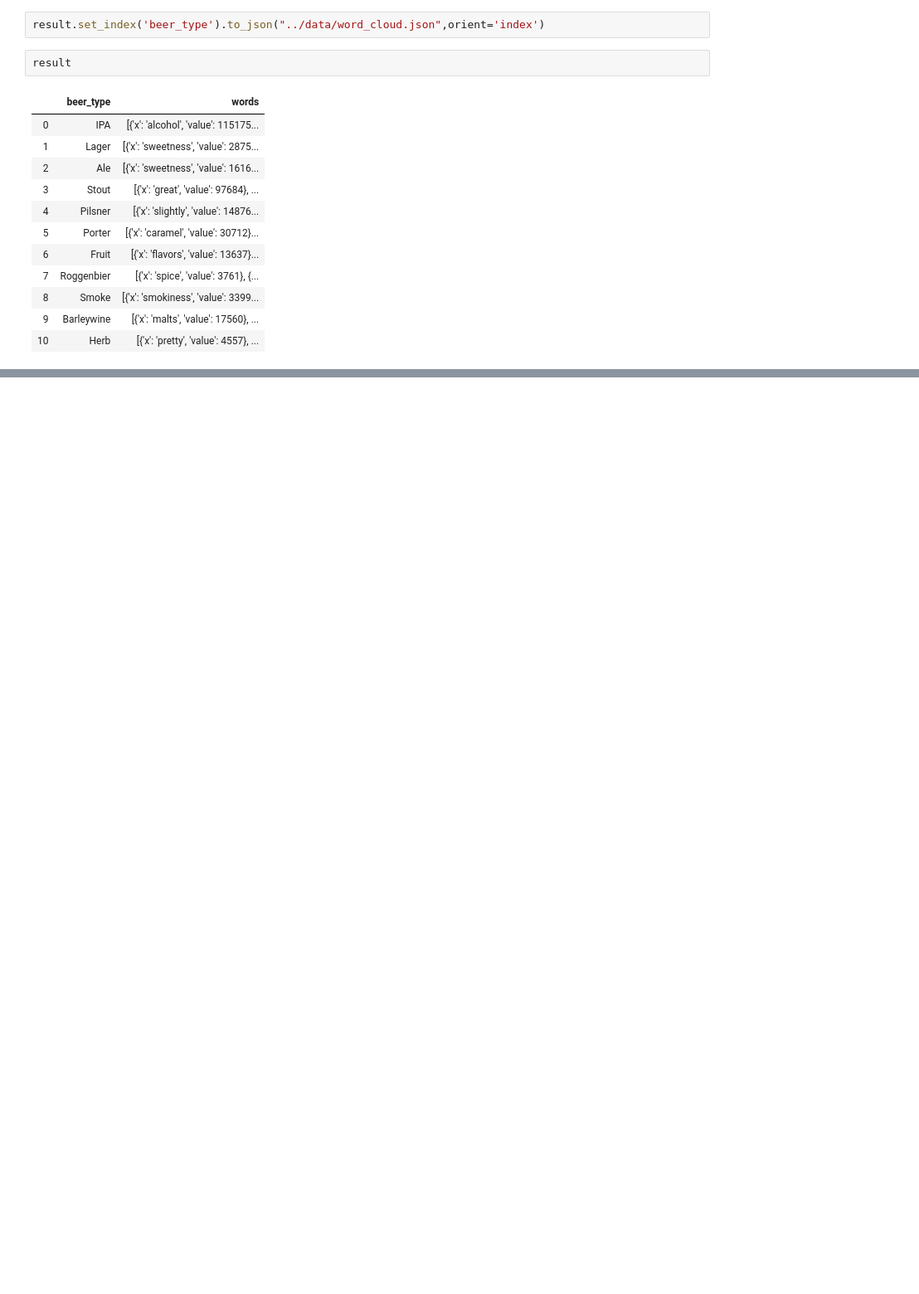
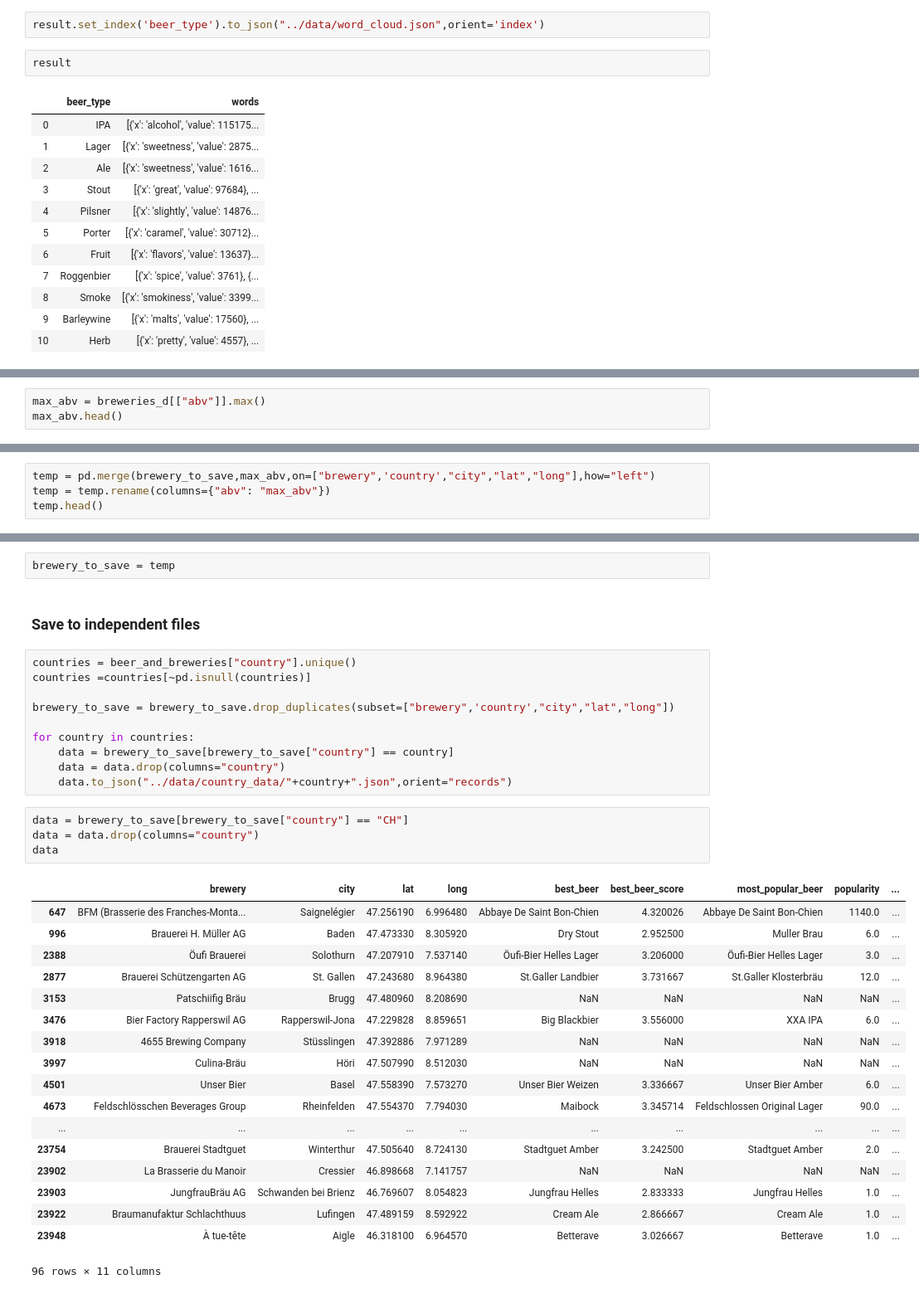
Before and after one commit to com-480-data-visualization/com-480-project-datasat, a Jupyter notebook: data_preprocessing/data_enhancement.ipynb, the cells around one changed output, grey strips where cells are left out. Shown: that part at 83% size. Saved outputs shown, nothing was run; the diff lists cells and outputs as text; blank space fills up the shorter version.

```diff
--- a/data_preprocessing/data_enhancement.ipynb
+++ b/data_preprocessing/data_enhancement.ipynb
@@ -421,0 +523,3 @@ result
+# %%
+max_abv = breweries_d[["abv"]].max()
+max_abv.head()
@@ -421,0 +534,4 @@ result
+# %%
+temp = pd.merge(brewery_to_save,max_abv,on=["brewery",'country',"city","lat","long"],how="left")
+temp = temp.rename(columns={"abv": "max_abv"})
+temp.head()
@@ -421,0 +545,37 @@ result
+# %%
+brewery_to_save = temp
+# %% [markdown]
+### Save to independent files
+# %%
+countries = beer_and_breweries["country"].unique()
+countries =countries[~pd.isnull(countries)]
+
+brewery_to_save = brewery_to_save.drop_duplicates(subset=["brewery",'country',"city","lat","long"])
+
+for country in countries:
+    data = brewery_to_save[brewery_to_save["country"] == country]
+    data = data.drop(columns="country")
+    data.to_json("../data/country_data/"+country+".json",orient="records")
+# %%
+data = brewery_to_save[brewery_to_save["country"] == "CH"]
+data = data.drop(columns="country")
+data
+# %% [output]
+|  | brewery | city | lat | long | best_beer | best_beer_score | most_popular_beer | popularity | ... |
+| 647 | BFM (Brasserie des Franches-Monta... | Saignelégier | 47.256190 | 6.996480 | Abbaye De Saint Bon-Chien | 4.320026 | Abbaye De Saint Bon-Chien | 1140.0 | ... |
+| 996 | Brauerei H. Müller AG | Baden | 47.473330 | 8.305920 | Dry Stout | 2.952500 | Muller Brau | 6.0 | ... |
+| 2388 | Öufi Brauerei | Solothurn | 47.207910 | 7.537140 | Öufi-Bier Helles Lager | 3.206000 | Öufi-Bier Helles Lager | 3.0 | ... |
+| 2877 | Brauerei Schützengarten AG | St. Gallen | 47.243680 | 8.964380 | St.Galler Landbier | 3.731667 | St.Galler Klosterbräu | 12.0 | ... |
+| 3153 | Patschiifig Bräu | Brugg | 47.480960 | 8.208690 | NaN | NaN | NaN | NaN | ... |
+| 3476 | Bier Factory Rapperswil AG | Rapperswil-Jona | 47.229828 | 8.859651 | Big Blackbier | 3.556000 | XXA IPA | 6.0 | ... |
+| 3918 | 4655 Brewing Company | Stüsslingen | 47.392886 | 7.971289 | NaN | NaN | NaN | NaN | ... |
+| 3997 | Culina-Bräu | Höri | 47.507990 | 8.512030 | NaN | NaN | NaN | NaN | ... |
+| 4501 | Unser Bier | Basel | 47.558390 | 7.573270 | Unser Bier Weizen | 3.336667 | Unser Bier Amber | 6.0 | ... |
+| 4673 | Feldschlösschen Beverages Group | Rheinfelden | 47.554370 | 7.794030 | Maibock | 3.345714 | Feldschlossen Original Lager | 90.0 | ... |
+| ... | ... | ... | ... | ... | ... | ... | ... | ... | ... |
+| 23754 | Brauerei Stadtguet | Winterthur | 47.505640 | 8.724130 | Stadtguet Amber | 3.242500 | Stadtguet Amber | 2.0 | ... |
+| 23902 | La Brasserie du Manoir | Cressier | 46.898668 | 7.141757 | NaN | NaN | NaN | NaN | ... |
+| 23903 | JungfrauBräu AG | Schwanden bei Brienz | 46.769607 | 8.054823 | Jungfrau Helles | 2.833333 | Jungfrau Helles | 1.0 | ... |
+| 23922 | Braumanufaktur Schlachthuus | Lufingen | 47.489159 | 8.592922 | Cream Ale | 2.866667 | Cream Ale | 1.0 | ... |
+| 23948 | À tue-tête | Aigle | 46.318100 | 6.964570 | Betterave | 3.026667 | Betterave | 1.0 | ... |
+96 rows × 11 columns
```
Also changed, not shown: parts of 58 cells of this notebook.
